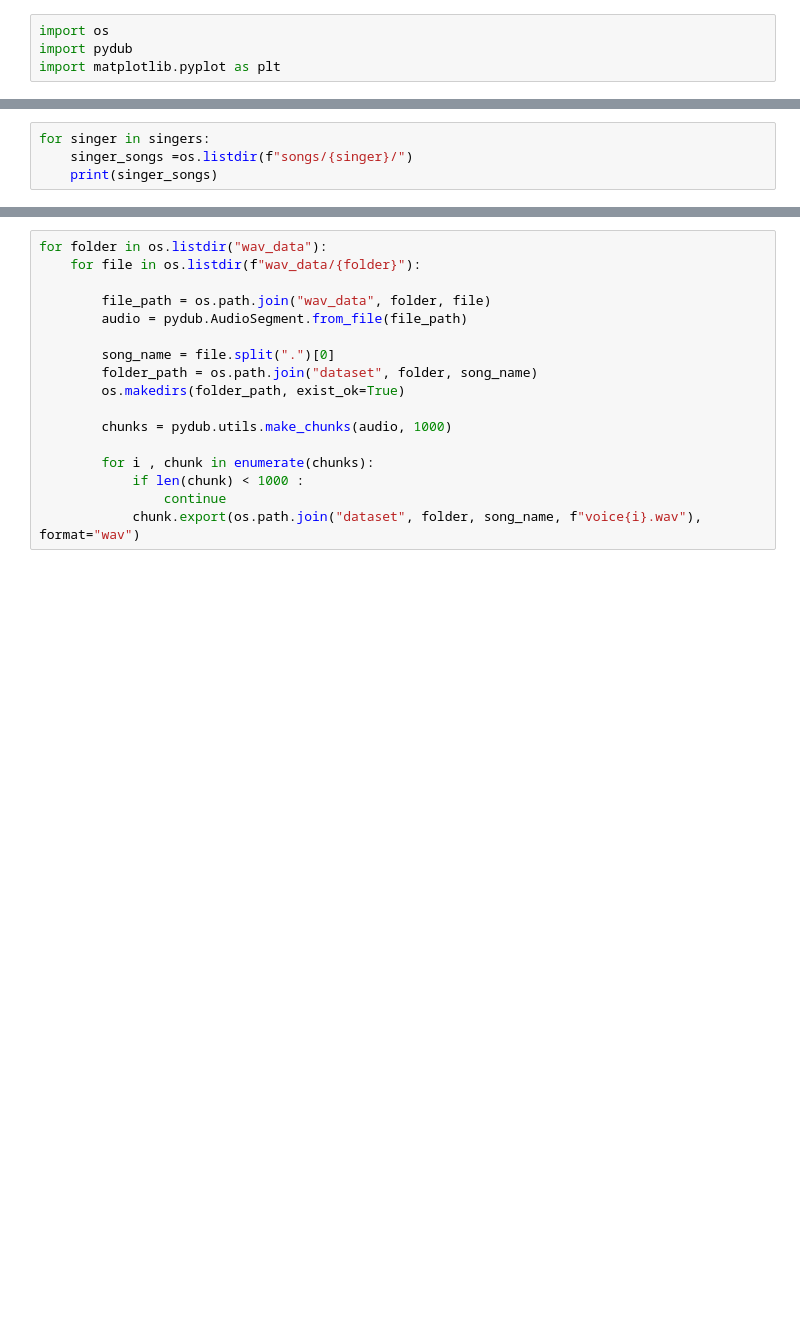
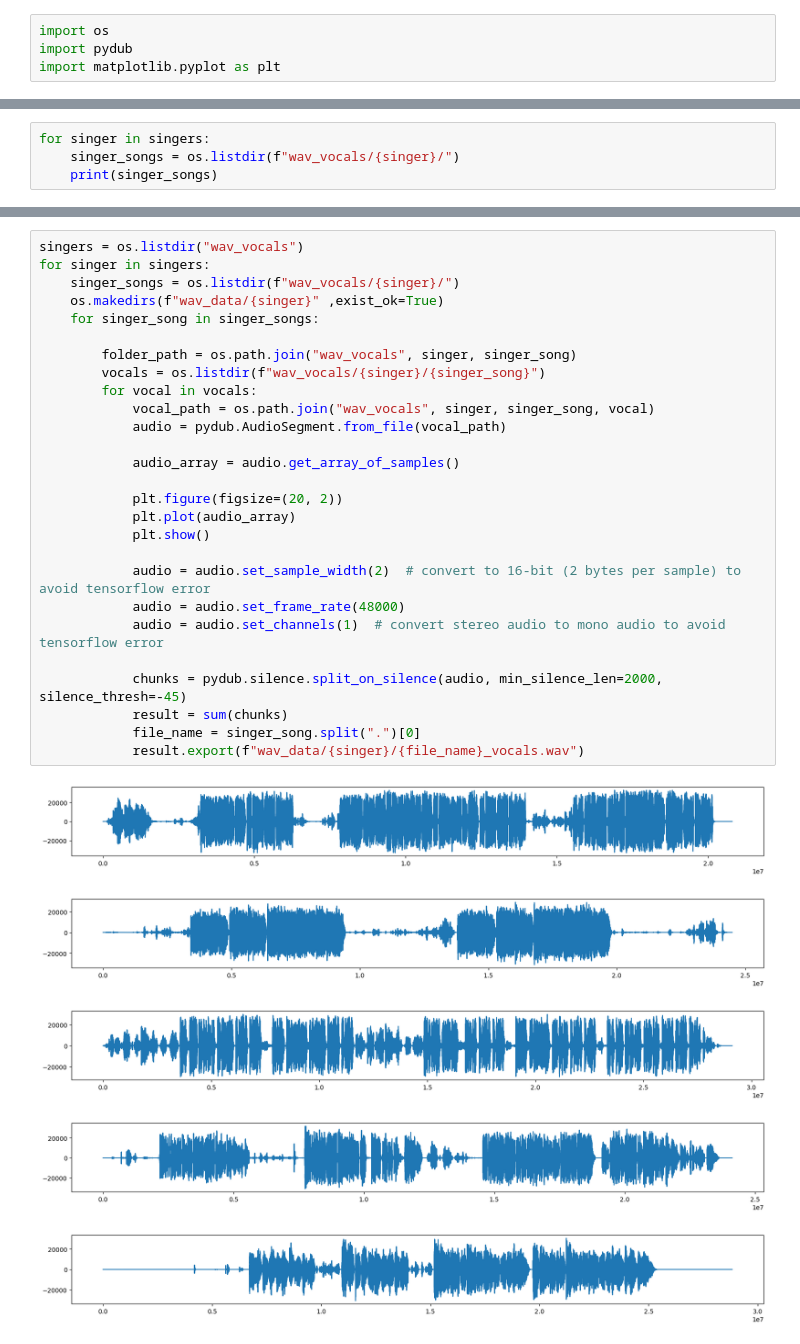
Before and after one commit to MahdiAhmadiKamal/Persian-Singers-Voice-Recognition, a Jupyter notebook: make_dataset.ipynb, the cells around one changed output, grey strips where cells are left out. Drawn from its saved outputs; the diff is of its cells as text; blank space fills up the shorter version.

```diff
--- a/make_dataset.ipynb
+++ b/make_dataset.ipynb
@@ -9,6 +9,6 @@ singers
 ['Aref', 'Farhad', 'Mohammad Esfahani', 'Mohsen Yeganeh', 'Shadmehr Aghili']
 # %%
 for singer in singers:
-    singer_songs =os.listdir(f"songs/{singer}/")
+    singer_songs = os.listdir(f"wav_vocals/{singer}/")
     print(singer_songs)
 # %% [output]
@@ -76,17 +42,33 @@ for singer in singers:
-# %%
-for folder in os.listdir("wav_data"):
-    for file in os.listdir(f"wav_data/{folder}"):
-
-        file_path = os.path.join("wav_data", folder, file)
-        audio = pydub.AudioSegment.from_file(file_path)
-
-        song_name = file.split(".")[0]
-        folder_path = os.path.join("dataset", folder, song_name)
-        os.makedirs(folder_path, exist_ok=True)
-
-        chunks = pydub.utils.make_chunks(audio, 1000)
-
-        for i , chunk in enumerate(chunks):
-            if len(chunk) < 1000 :
-                continue
-            chunk.export(os.path.join("dataset", folder, song_name, f"voice{i}.wav"), format="wav")
+# %%
+singers = os.listdir("wav_vocals")
+for singer in singers:
+    singer_songs = os.listdir(f"wav_vocals/{singer}/")
+    os.makedirs(f"wav_data/{singer}" ,exist_ok=True)
+    for singer_song in singer_songs:
+
+        folder_path = os.path.join("wav_vocals", singer, singer_song)
+        vocals = os.listdir(f"wav_vocals/{singer}/{singer_song}")
+        for vocal in vocals:
+            vocal_path = os.path.join("wav_vocals", singer, singer_song, vocal)
+            audio = pydub.AudioSegment.from_file(vocal_path)
+
+            audio_array = audio.get_array_of_samples()
+
+            plt.figure(figsize=(20, 2))
+            plt.plot(audio_array)
+            plt.show()
+
+            audio = audio.set_sample_width(2)  # convert to 16-bit (2 bytes per sample) to avoid tensorflow error
+            audio = audio.set_frame_rate(48000)
+            audio = audio.set_channels(1)  # convert stereo audio to mono audio to avoid tensorflow error
+
+            chunks = pydub.silence.split_on_silence(audio, min_silence_len=2000, silence_thresh=-45)
+            result = sum(chunks)
+            file_name = singer_song.split(".")[0]
+            result.export(f"wav_data/{singer}/{file_name}_vocals.wav")
+# %% [output]
+[figure, added]
+[figure, added]
+[figure, added]
+[figure, added]
+[figure, added]
```
Also changed, not shown: parts of 6 cells of this notebook, 3 other files.
